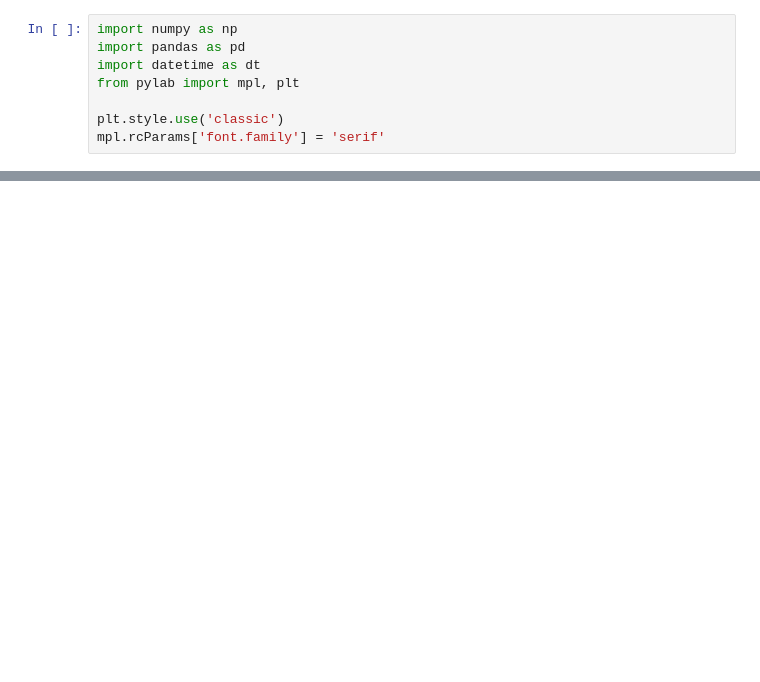
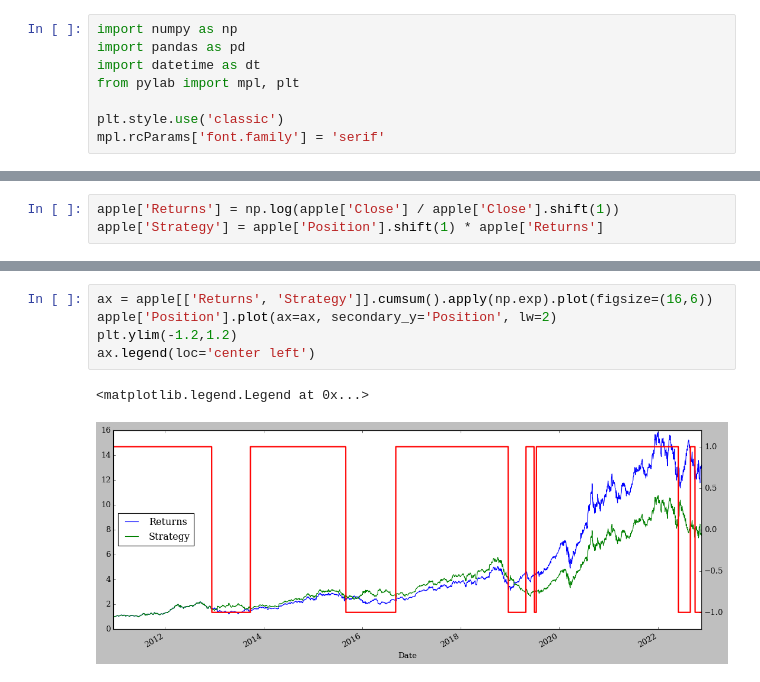
Before and after one commit to Hosung-Ahn/trading, a Jupyter notebook: trading strategy/note.ipynb, the cells around one changed output, grey strips where cells are left out. Cells and saved outputs as stored; diff of their text form; blank space fills up the shorter version.

Commit message:
trading-strategy : SMA -> optimization

```diff
--- a/trading strategy/note.ipynb
+++ b/trading strategy/note.ipynb
@@ -79,0 +82,3 @@ plt.ylim(-1.2,1.2)
+# %%
+apple['Returns'] = np.log(apple['Close'] / apple['Close'].shift(1))
+apple['Strategy'] = apple['Position'].shift(1) * apple['Returns']
@@ -79,0 +110,8 @@ plt.ylim(-1.2,1.2)
+# %%
+ax = apple[['Returns', 'Strategy']].cumsum().apply(np.exp).plot(figsize=(16,6))
+apple['Position'].plot(ax=ax, secondary_y='Position', lw=2)
+plt.ylim(-1.2,1.2)
+ax.legend(loc='center left')
+# %% [output]
+<matplotlib.legend.Legend at 0x...>
+[figure, added]
```
Also changed, not shown: parts of 10 cells of this notebook.
